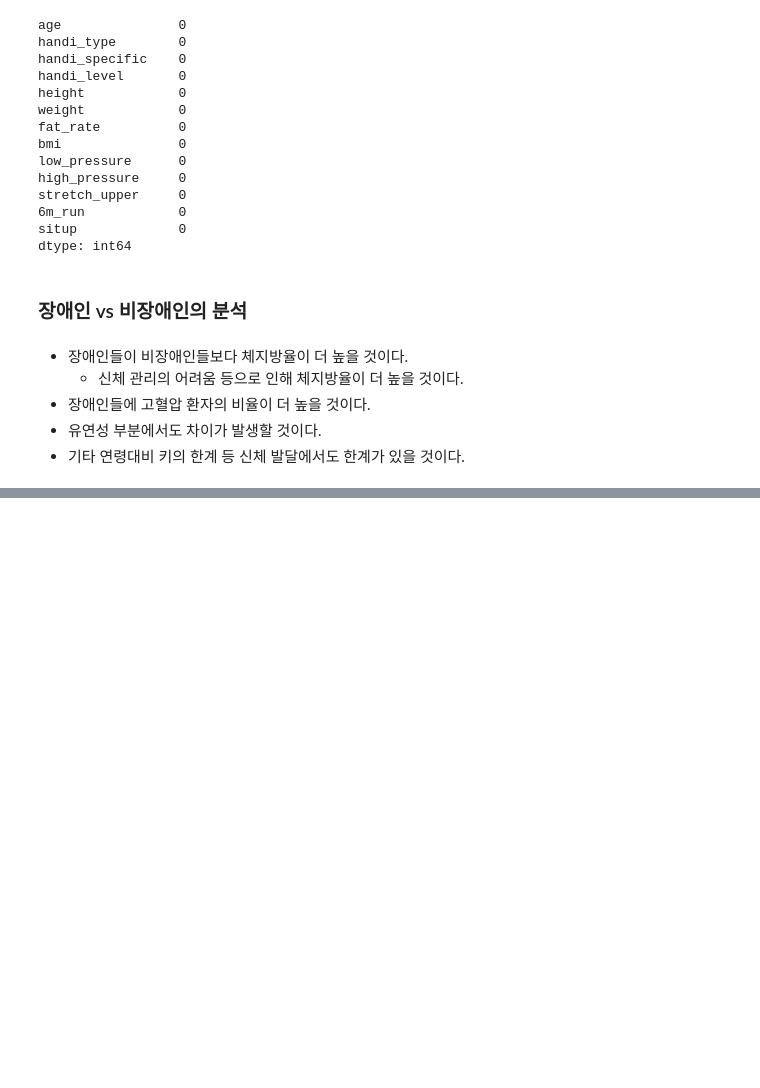
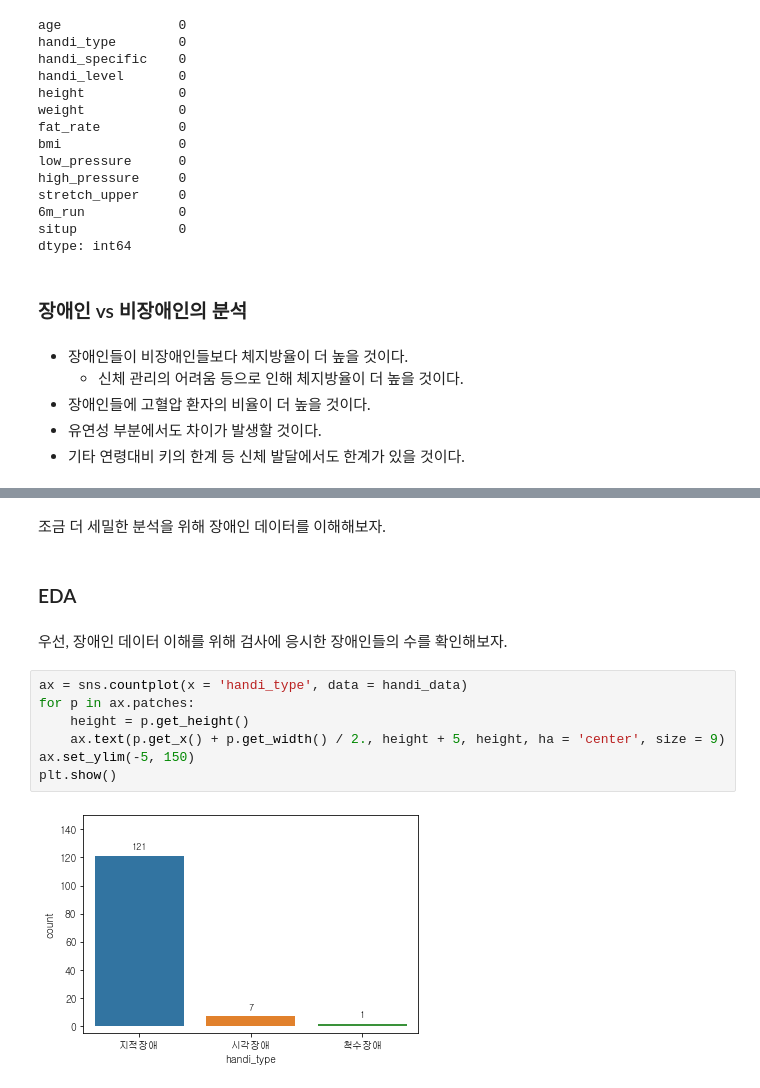
Before and after one commit to SeongwonTak/Data_projects, a Jupyter notebook: Physical_fitness_project/Physical_fitness_project.ipynb, the cells around one changed output, grey strips where cells are left out. Cells and saved outputs as stored; diff of their text form; blank space fills up the shorter version.

```diff
--- a/Physical_fitness_project/Physical_fitness_project.ipynb
+++ b/Physical_fitness_project/Physical_fitness_project.ipynb
@@ -1422,0 +1544,15 @@ dtype: int64
+# %% [markdown]
+조금 더 세밀한 분석을 위해 장애인 데이터를 이해해보자.
+# %% [markdown]
+### EDA
+# %% [markdown]
+우선, 장애인 데이터 이해를 위해 검사에 응시한 장애인들의 수를 확인해보자.
+# %%
+ax = sns.countplot(x = 'handi_type', data = handi_data)
+for p in ax.patches:
+    height = p.get_height()
+    ax.text(p.get_x() + p.get_width() / 2., height + 5, height, ha = 'center', size = 9)
+ax.set_ylim(-5, 150)
+plt.show()
+# %% [output]
+[figure, added]
```
Also changed, not shown: parts of 82 cells of this notebook, 2 other files.
